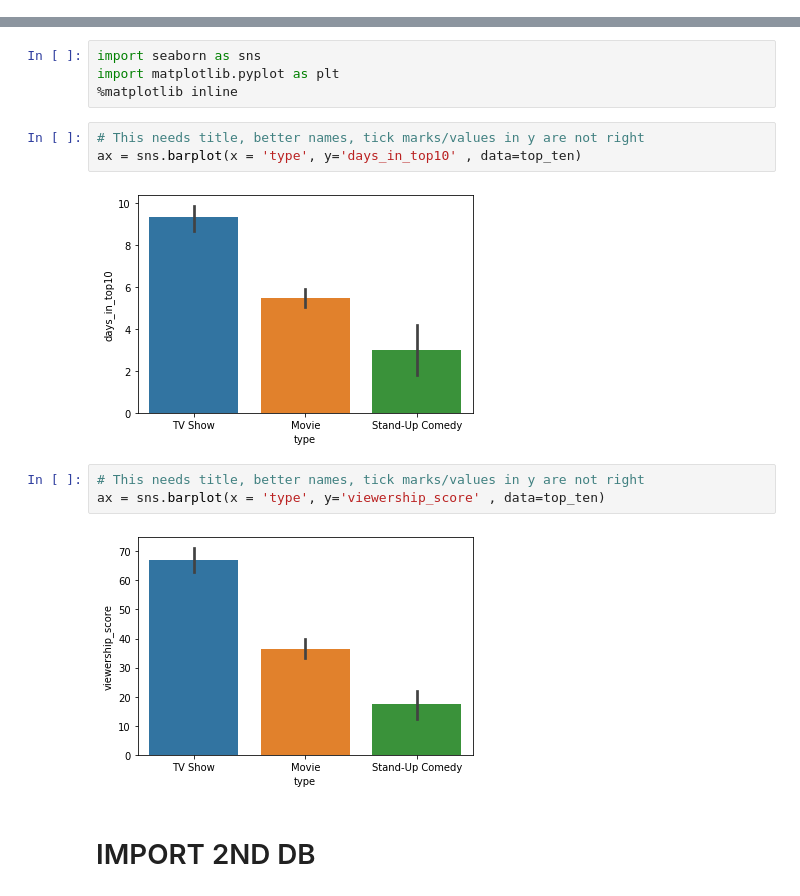
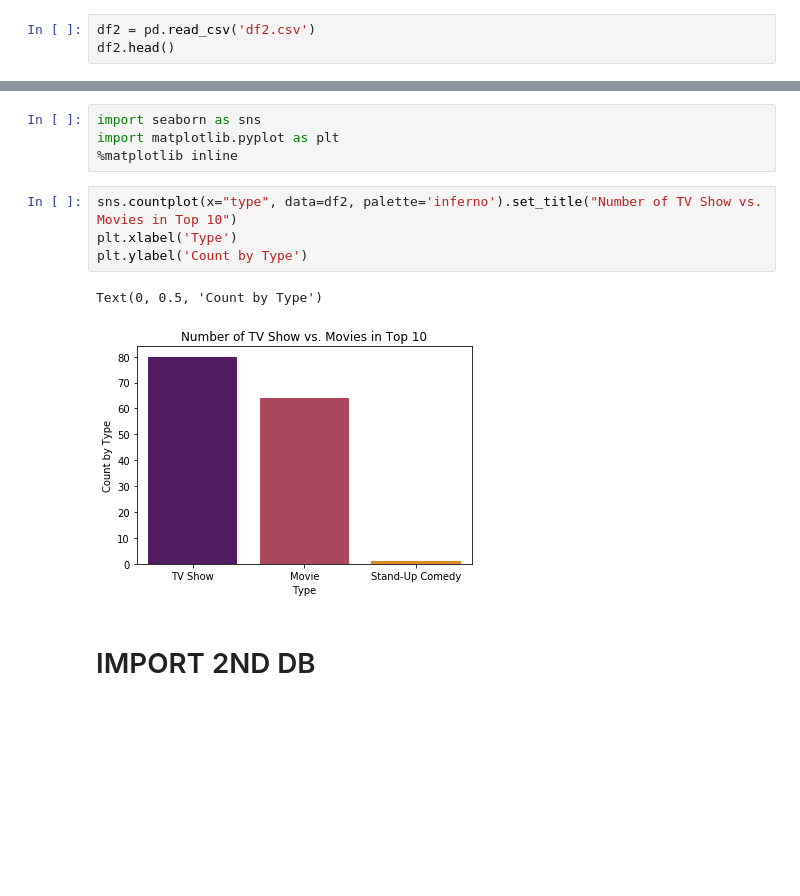
Before and after one commit to learn-co-curriculum/dsc-phase-1-project-online, a Jupyter notebook: WebscrapingPhase1.ipynb, the cells around one changed output, grey strips where cells are left out. Drawn from its saved outputs; the diff is of its cells as text; blank space fills up the shorter version.

```diff
--- a/WebscrapingPhase1.ipynb
+++ b/WebscrapingPhase1.ipynb
@@ -830,0 +815,3 @@ top_ten.describe()
+# %%
+df2 = pd.read_csv('df2.csv')
+df2.head()
@@ -889,16 +856,13 @@ TypeError: unhashable type: 'list'
 import seaborn as sns
 import matplotlib.pyplot as plt
 %matplotlib inline
-# %%
-# This needs title, better names, tick marks/values in y are not right
-ax = sns.barplot(x = 'type', y='days_in_top10' , data=top_ten)
-# %% [output]
-[figure, removed]
-# %%
-# This needs title, better names, tick marks/values in y are not right
-ax = sns.barplot(x = 'type', y='viewership_score' , data=top_ten)
-# %% [output]
-[figure, removed]
+# %%
+sns.countplot(x="type", data=df2, palette='inferno').set_title("Number of TV Show vs. Movies in Top 10")
+plt.xlabel('Type')
+plt.ylabel('Count by Type')
+# %% [output]
+Text(0, 0.5, 'Count by Type')
+[figure, added]
 # %% [markdown]
 # IMPORT 2ND DB
 # %%
```
Also changed, not shown: parts of 14 cells of this notebook.
